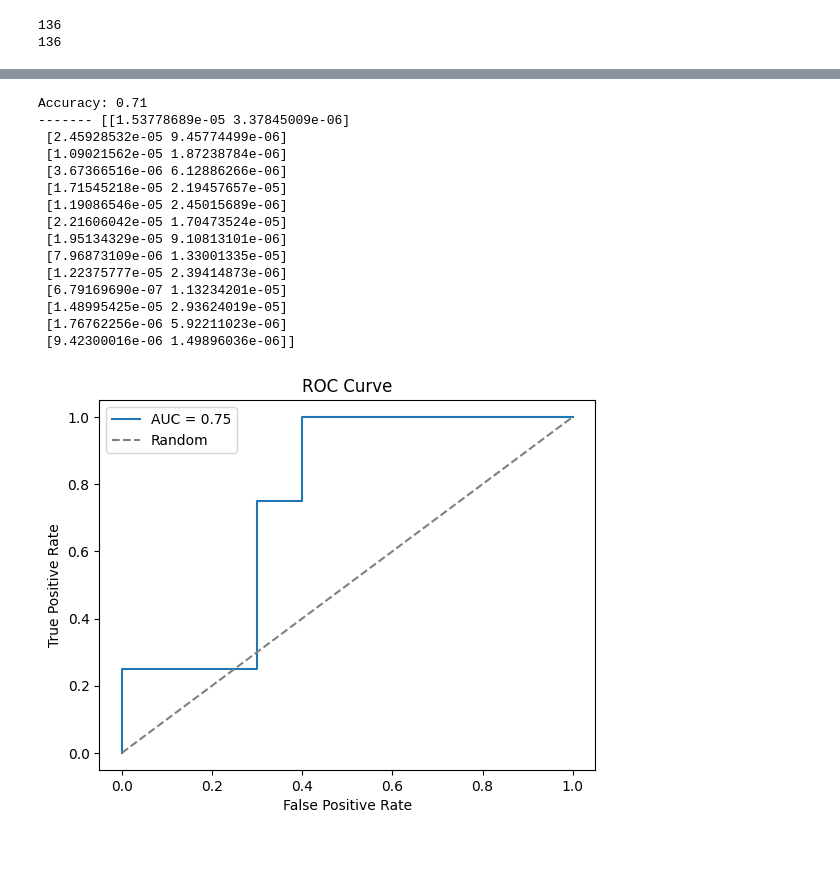
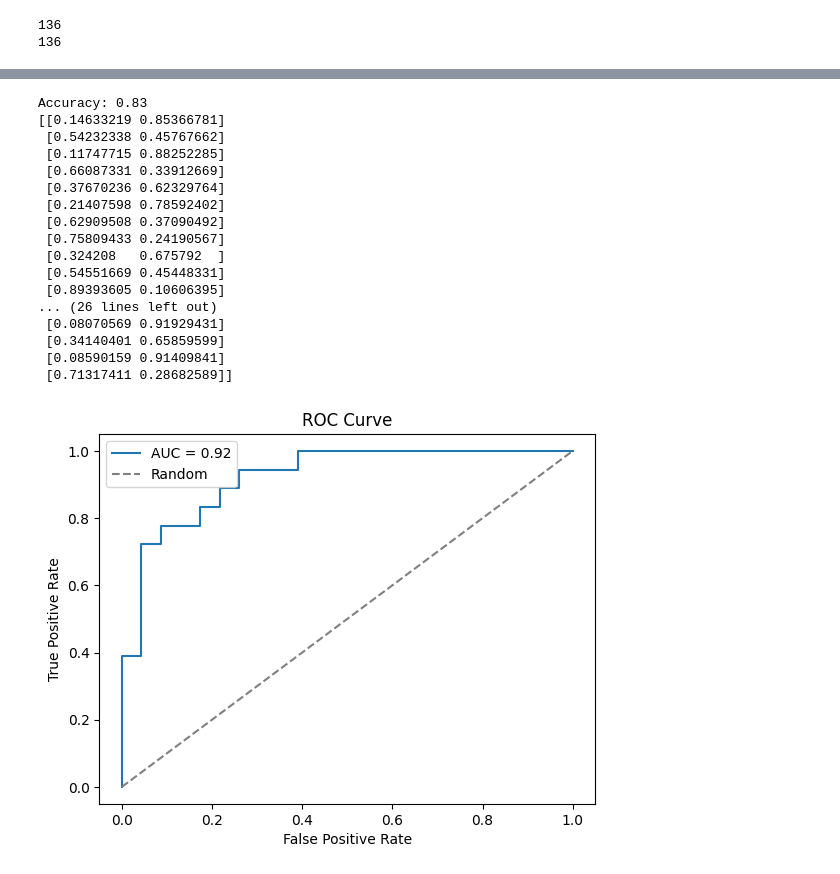
Before and after one commit to Niksol15/penguin-classifier, a Jupyter notebook: penguin_classification.ipynb, the cells around one changed output, grey strips where cells are left out. Drawn from its saved outputs; the diff is of its cells as text; code cells hidden in the pictures.

```diff
--- a/penguin_classification.ipynb
+++ b/penguin_classification.ipynb
@@ -84,10 +75,15 @@ plt.ylabel('Body mass in grams')
 Text(0, 0.5, 'Body mass in grams')
 [figure]
 # %%
-adelie_full = adelie_full.drop(adelie_full.tail(adelie_full.shape[0] - сhinstrap_full.shape[0]).index)
+adelies = adelie_full.shape[0]
+сhinstraps = сhinstrap_full.shape[0]
 
-print(adelie_full.shape[0])
-print(сhinstrap_full.shape[0])
+if adelies > сhinstraps:
+    adelie_full = adelie_full.drop(adelie_full.tail(adelies - сhinstraps).index)
+elif сhinstraps > adelies:
+    сhinstrap_full = сhinstrap_full.drop(сhinstrap_full.tail(сhinstraps - adelies).index)
+
+print('Aligned dataframe:',  adelie_full.shape[0], сhinstrap_full.shape[0])
 
 plt.plot(adelie_full.flipper_length_mm, adelie_full.body_mass_g, 'g^',\
          сhinstrap_full.flipper_length_mm, сhinstrap_full.body_mass_g,'ro')
@@ -111,7 +106,7 @@ species = np.concatenate(([0] * adelie_full.shape[0],
                           [1] * сhinstrap_full.shape[0]), axis=0)
 print(len(species))
 
-features_train, features_test, species_train, species_test = train_test_split(features, species, test_size=0.1)
+features_train, features_test, species_train, species_test = train_test_split(features, species, test_size=0.3, random_state=60)
 # %% [output]
 136
 136
@@ -160,7 +157,5 @@ Accuracy: 0.71
 # %%
 # In-house classifier
-import math
-
 class InHouseGNB:
     def _separate_by_classes(self, x, y):
         classes_index = {}
@@ -173,17 +168,19 @@ class InHouseGNB:
             x_separated[class_type] = x[classes_index[class_type], :]
         return x_separated
 
-    def likelyhood(x, mean, stdev):
-        return np.exp(-0.5*((x - mean)/ stdev)**2)/(np.sqrt(2*np.pi)*stdev)
+    def _likelyhood_log(x, mean, stdev):
+        return (-0.5*((x - mean)/ stdev)**2) - np.log(np.sqrt(2*np.pi)*stdev)
 
     def _predict_proba_for_one(self, x):
         class_prob = dict()
         for cls in self.class_freq:
-            class_prob[cls] = math.log(self.class_freq[cls] / float(self.sum))
+            class_prob[cls] = np.log(self.class_freq[cls] / float(self.sum))
             for i in range(self.x_features):
-                class_prob[cls] += math.log(InHouseGNB.likelyhood(x[i], self.means[cls][i],\
-                                                                        self.std[cls][i]))
-        class_prob = {cls: math.e ** class_prob[cls] for cls in class_prob}
+                class_prob[cls] += InHouseGNB._likelyhood_log(x[i], self.means[cls][i], self.std[cls][i])
+
+        class_prob = {cls: np.e ** class_prob[cls] for cls in class_prob}
+        class_prob_sum = sum(class_prob.values())
+        class_prob = {cls: class_prob[cls]/class_prob_sum for cls in class_prob}
 
         return class_prob
 
@@ -215,46 +212,48 @@ class InHouseGNB:
         self.x_features = x.shape[1]
         self.means = {}
         self.std = {}
         for class_type in self.class_freq:
             self.means[class_type] = np.mean(separated_X[class_type], axis=0)[0]
             self.std[class_type] = np.std(separated_X[class_type], axis=0)[0]
         return self
 
 
 ihgnb = InHouseGNB()
 
 ihgnb.fit(features_train, species_train)
 
 species_pred = ihgnb.predict(features_test)
 accuracy = accuracy_score(species_test, species_pred)
 print(f"Accuracy: {accuracy:.2f}")
 
 species_proba  = ihgnb.predict_proba(features_test)
 
 fpr, tpr, thresholds = roc_curve(species_test, species_proba[:, 1])
 auc_score = roc_auc_score(species_test, species_proba[:, 1])
 
 plt.plot(fpr, tpr, label=f'AUC = {auc_score:.2f}')
 plt.plot([0, 1], [0, 1], linestyle='--', color='gray', label='Random')
 plt.xlabel('False Positive Rate')
 plt.ylabel('True Positive Rate')
 plt.title('ROC Curve')
 plt.legend()
 plt.show()
 # %% [output]
-Accuracy: 0.71
-------- [[1.53778689e-05 3.37845009e-06]
- [2.45928532e-05 9.45774499e-06]
- [1.09021562e-05 1.87238784e-06]
- [3.67366516e-06 6.12886266e-06]
- [1.71545218e-05 2.19457657e-05]
- [1.19086546e-05 2.45015689e-06]
- [2.21606042e-05 1.70473524e-05]
- [1.95134329e-05 9.10813101e-06]
- [7.96873109e-06 1.33001335e-05]
- [1.22375777e-05 2.39414873e-06]
- [6.79169690e-07 1.13234201e-05]
- [1.48995425e-05 2.93624019e-05]
- [1.76762256e-06 5.92211023e-06]
- [9.42300016e-06 1.49896036e-06]]
+Accuracy: 0.83
+[[0.14633219 0.85366781]
+ [0.54232338 0.45767662]
+ [0.11747715 0.88252285]
+ [0.66087331 0.33912669]
+ [0.37670236 0.62329764]
+ [0.21407598 0.78592402]
+ [0.62909508 0.37090492]
+ [0.75809433 0.24190567]
+ [0.324208   0.675792  ]
+ [0.54551669 0.45448331]
+ [0.89393605 0.10606395]
+... (26 lines left out)
+ [0.08070569 0.91929431]
+ [0.34140401 0.65859599]
+ [0.08590159 0.91409841]
+ [0.71317411 0.28682589]]
-[figure, old version]
+[figure, new version]
```
Also changed, not shown: parts of 3 cells of this notebook.
